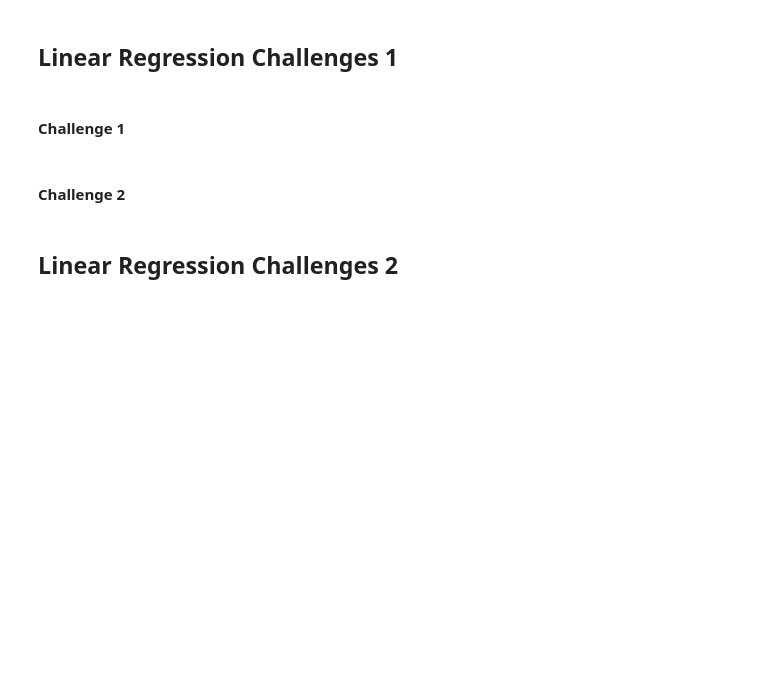
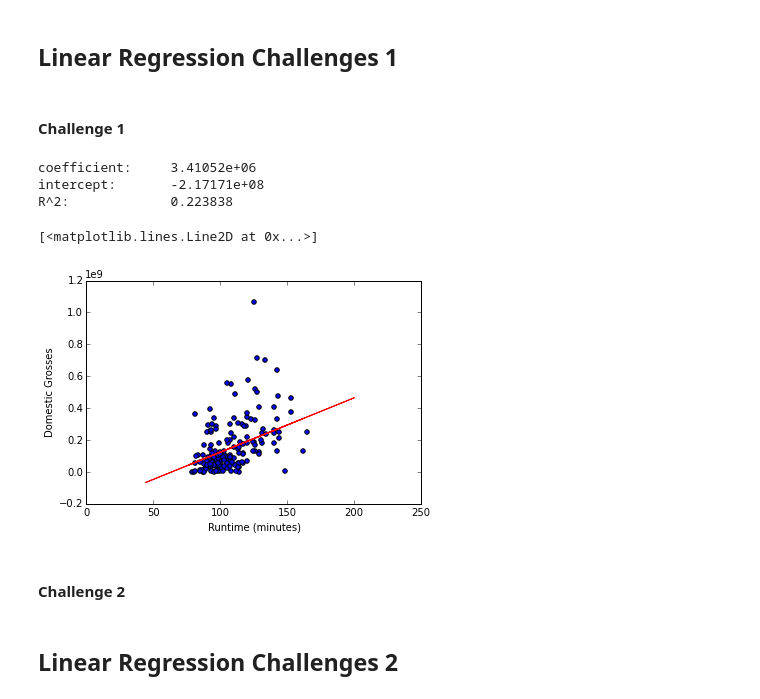
Before and after one commit to drschwenk/film_grosses, a Jupyter notebook: challenges/eda_challenges.ipynb, the cells around one changed output. Drawn from its saved outputs; the diff is of its cells as text; code cells hidden in the pictures; blank space fills up the shorter version.

Commit message:
First linear regression challenge done

```diff
--- a/challenges/eda_challenges.ipynb
+++ b/challenges/eda_challenges.ipynb
@@ -144,6 +154,42 @@ Name: domestic_total_gross, dtype: float64
 ## Linear Regression Challenges 1
 # %% [markdown]
 #### Challenge 1
+# %%
+# import statsmodels.formula.api as sm
+from sklearn.cross_validation import train_test_split
+
+budget_df = df_complete[pd.notnull(df_complete['runtime'])]
+var_lab = list(budget_df.columns.values)
+
+train, test = train_test_split(budget_df, test_size = 0.25)
+
+train_df = pd.DataFrame(train,columns=var_lab)
+test_df = pd.DataFrame(test,columns=var_lab)
+
+
+X_train = train_df[['runtime']]
+Y_train = train_df[['domestic_total_gross']]
+
+X_test = test_df[['runtime']]
+Y_test = test_df[['domestic_total_gross']]
+
+sk_linmodel = LinearRegression()
+sk_linmodel.fit(X_train,Y_train)
+
+print 'coefficient:\t %g'% sk_linmodel.coef_
+print 'intercept:\t %g'  % sk_linmodel.intercept_
+print 'R^2:      \t %g'  % sk_linmodel.score(X, Y)
+
+plt.scatter(X_test, Y_test)
+plt.xlabel('Runtime (minutes)')
+plt.ylabel('Domestic Grosses')
+plt.plot(X_train, sk_linmodel.predict(X_train), 'r')
+# %% [output]
+coefficient:     3.41052e+06
+intercept:       -2.17171e+08
+R^2:             0.223838
+[<matplotlib.lines.Line2D at 0x...>]
+[figure, added]
 # %% [markdown]
 #### Challenge 2
 # %% [markdown]
```
Also changed, not shown: parts of 3 cells of this notebook.
